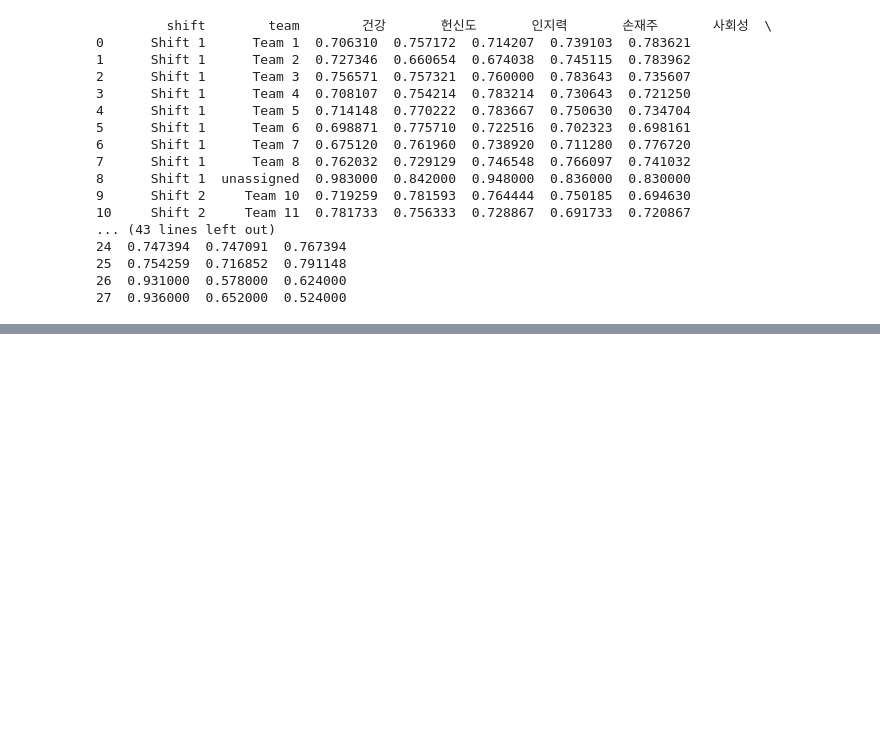
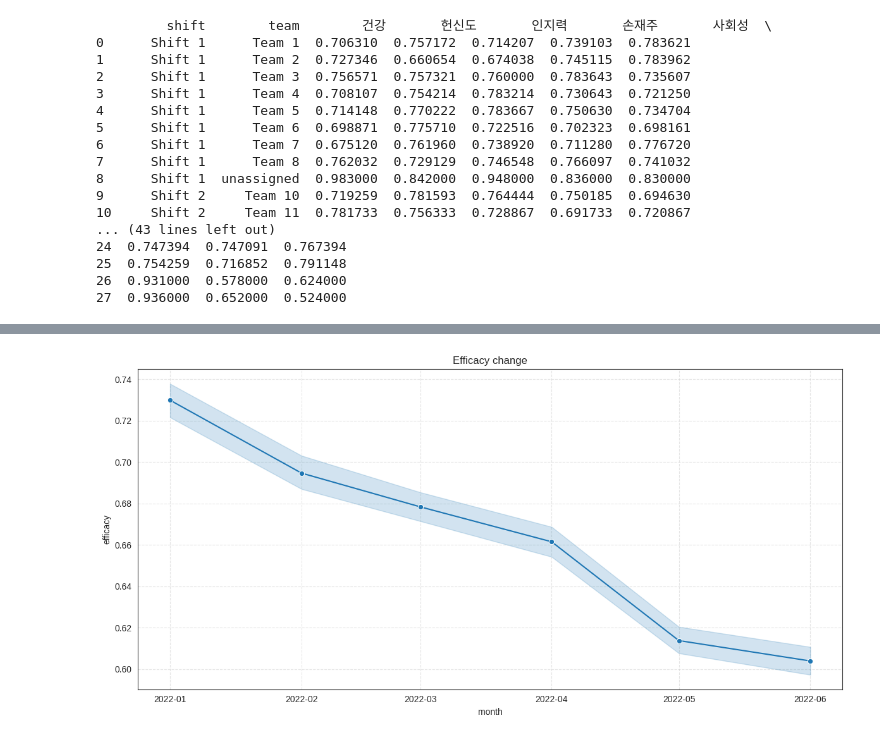
Before and after one commit to Myungbin-Choi/HR_profiling, a Jupyter notebook: profiling_HR.ipynb, the cells around one changed output, grey strips where cells are left out. Drawn from its saved outputs; the diff is of its cells as text; code cells hidden in the pictures; blank space fills up the shorter version.

```diff
--- a/profiling_HR.ipynb
+++ b/profiling_HR.ipynb
@@ -175,0 +252,11 @@ print(shift_info)
+# %%
+plt.figure(figsize=(12, 6))
+sns.lineplot(data=recent_df, x='event_month', y='actual_efficacy_h', marker='o')
+plt.grid(True, which='major', axis='both', linestyle='--', alpha=0.5)
+plt.title('Efficacy change')
+plt.xlabel('month')
+plt.ylabel('efficacy')
+plt.tight_layout()
+plt.show()
+# %% [output]
+[figure, added]
```
Also changed, not shown: parts of 133 cells of this notebook.
